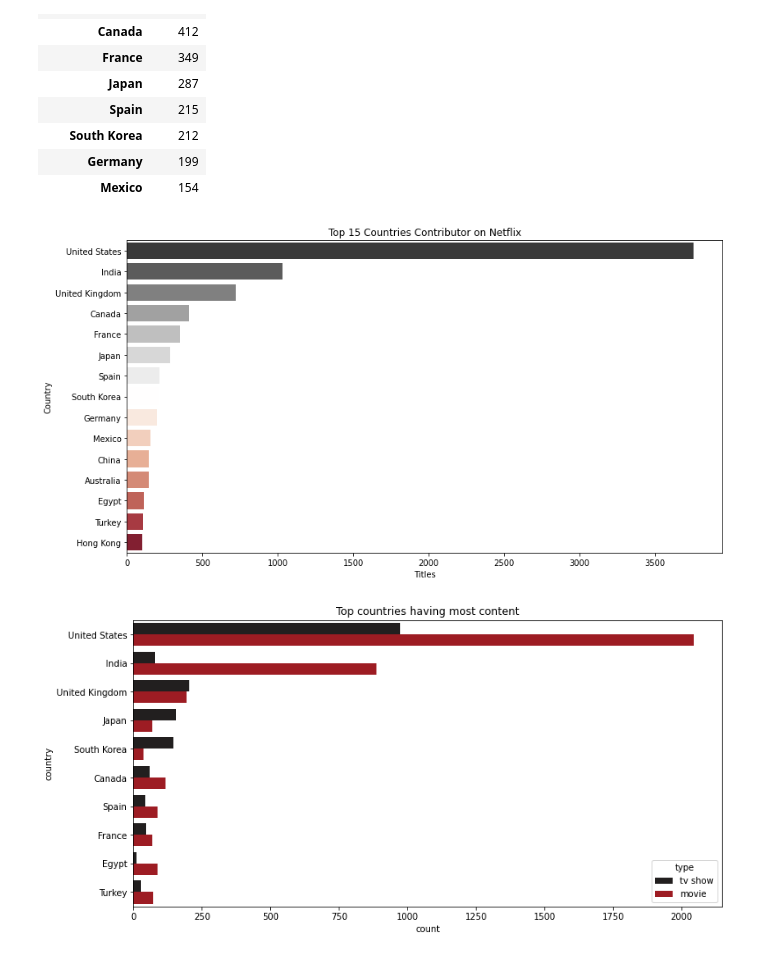
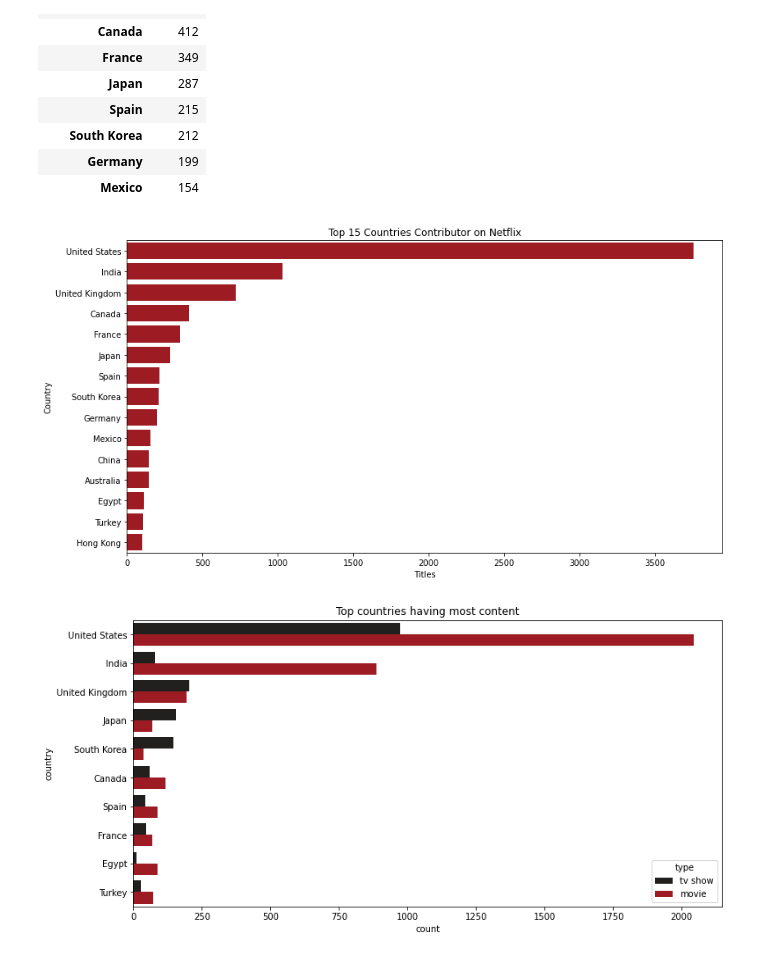
Before and after one commit to rubeshajith/NETFLIX-MOVIES-AND-TV-SHOWS-CLUSTERING, a Jupyter notebook: NETFLIX_MOVIES_AND_TV_SHOWS_CLUSTERING.ipynb, the cells around one changed output. Cells and saved outputs as stored; diff of their text form; code cells hidden in the pictures.

```diff
--- a/NETFLIX_MOVIES_AND_TV_SHOWS_CLUSTERING.ipynb
+++ b/NETFLIX_MOVIES_AND_TV_SHOWS_CLUSTERING.ipynb
@@ -143,7 +143,7 @@ Index(['show_id', 'type', 'title', 'director', 'cast', 'country', 'date_added',
        'endYear', 'runtimeMinutes', 'genres', 'averageRating', 'numVotes'],
       dtype='object')
 # %%
-df = df.drop(["titleType","primaryTitle","originalTitle","isAdult","startYear","endYear","genres","numVotes"],axis=1)
+df = df.drop(["titleType","primaryTitle","originalTitle","isAdult","startYear","endYear","genres"],axis=1)
 # %%
 df.info()
 # %% [output]
@@ -407,13 +397,13 @@ filtered_countries.value_counts()[0:10].to_frame(name= "Counts")
 | Mexico | 154 |
 # %%
 plt.figure(figsize=(13,7))
-g = sns.countplot(y = filtered_countries, order=filtered_countries.value_counts().index[:15], palette='RdGy_r')
+g = sns.countplot(y = filtered_countries, order=filtered_countries.value_counts().index[:15], color='#b20710')
 plt.title('Top 15 Countries Contributor on Netflix')
 plt.xlabel('Titles')
 plt.ylabel('Country')
 plt.show()
 # %% [output]
-[figure, old version]
+[figure, new version]
 # %%
 fig = plt.figure(figsize=(12,6))
 sns.countplot(data = df,y = 'country', order = df["country"].value_counts().index[:10],hue = 'type',palette = netflix_palette)
```
Also changed, not shown: parts of 40 cells of this notebook.
